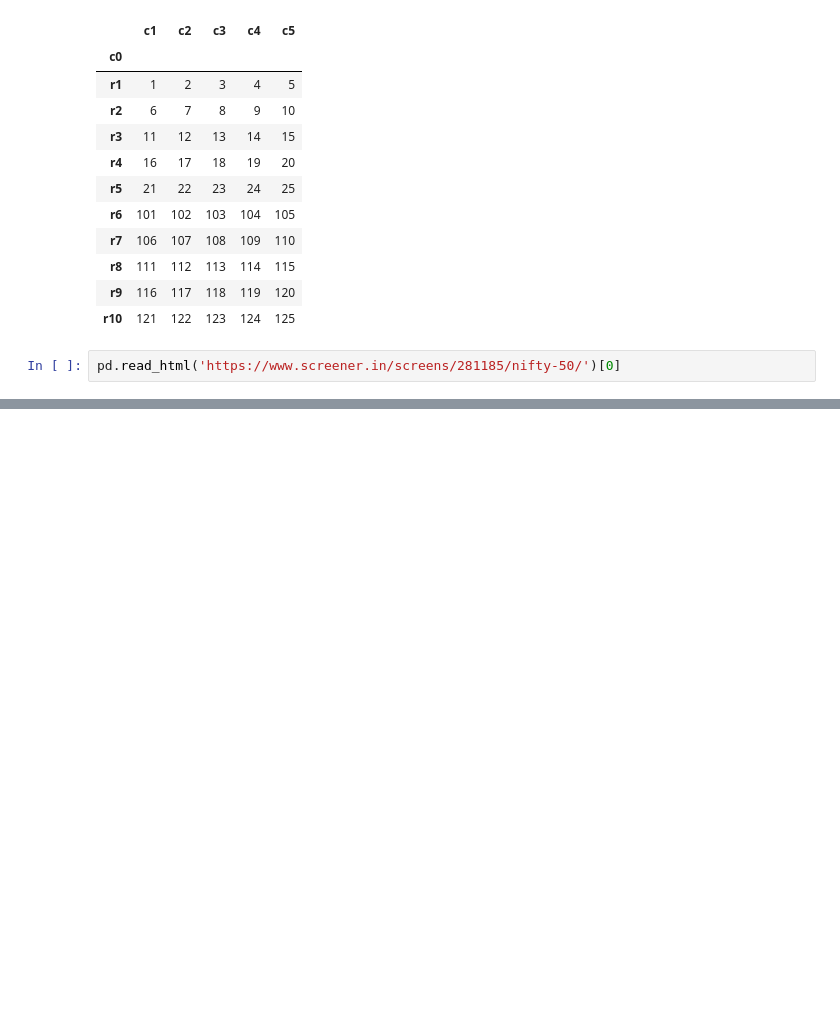
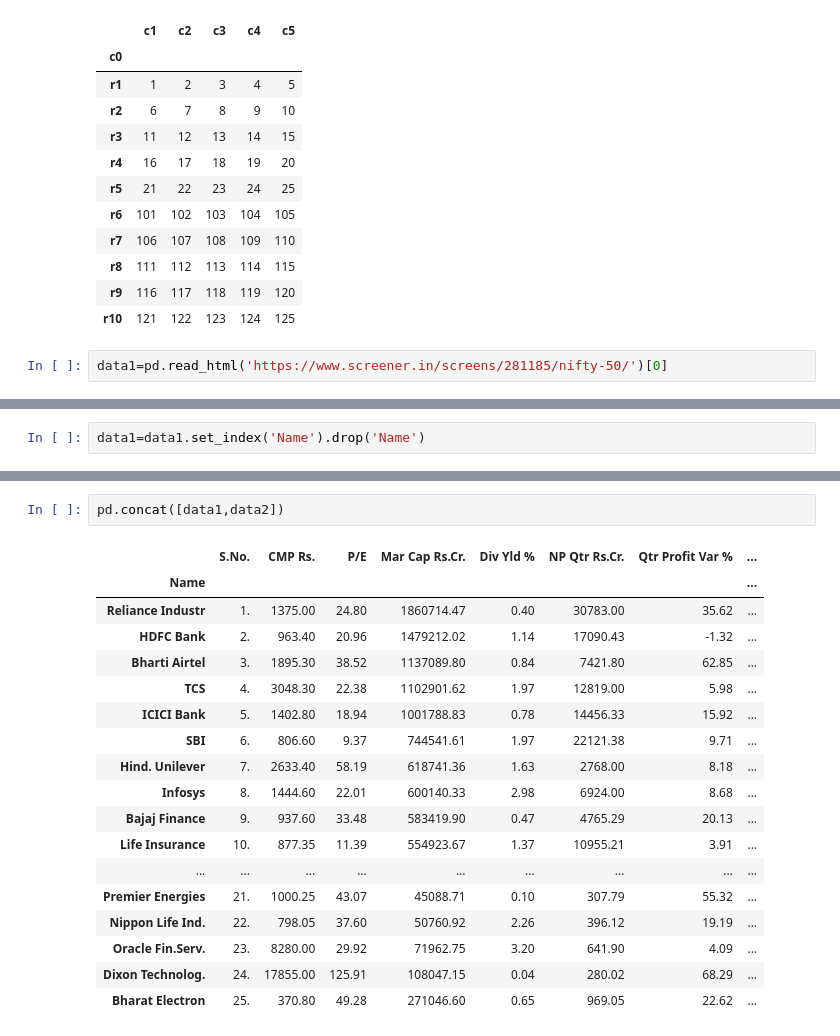
Before and after one commit to sunilsala88/batch33, a Jupyter notebook: 10_data_analysis/pandas_add.ipynb, the cells around one changed output, grey strips where cells are left out. Drawn from its saved outputs; the diff is of its cells as text; blank space fills up the shorter version.

```diff
--- a/10_data_analysis/pandas_add.ipynb
+++ b/10_data_analysis/pandas_add.ipynb
@@ -83,4 +83,4 @@ pd.concat([df3,df4])
 | r9 | 116 | 117 | 118 | 119 | 120 |
 | r10 | 121 | 122 | 123 | 124 | 125 |
 # %%
-pd.read_html('https://www.screener.in/screens/281185/nifty-50/')[0]
+data1=pd.read_html('https://www.screener.in/screens/281185/nifty-50/')[0]
@@ -124,0 +89,2 @@ pd.read_html('https://www.screener.in/screens/355436/nifty-100/')[0]
+# %%
+data1=data1.set_index('Name').drop('Name')
@@ -124,0 +114,21 @@ pd.read_html('https://www.screener.in/screens/355436/nifty-100/')[0]
+# %%
+pd.concat([data1,data2])
+# %% [output]
+|  | S.No. | CMP Rs. | P/E | Mar Cap Rs.Cr. | Div Yld % | NP Qtr Rs.Cr. | Qtr Profit Var % | ... |
+| Name |  |  |  |  |  |  |  | ... |
+| Reliance Industr | 1. | 1375.00 | 24.80 | 1860714.47 | 0.40 | 30783.00 | 35.62 | ... |
+| HDFC Bank | 2. | 963.40 | 20.96 | 1479212.02 | 1.14 | 17090.43 | -1.32 | ... |
+| Bharti Airtel | 3. | 1895.30 | 38.52 | 1137089.80 | 0.84 | 7421.80 | 62.85 | ... |
+| TCS | 4. | 3048.30 | 22.38 | 1102901.62 | 1.97 | 12819.00 | 5.98 | ... |
+| ICICI Bank | 5. | 1402.80 | 18.94 | 1001788.83 | 0.78 | 14456.33 | 15.92 | ... |
+| SBI | 6. | 806.60 | 9.37 | 744541.61 | 1.97 | 22121.38 | 9.71 | ... |
+| Hind. Unilever | 7. | 2633.40 | 58.19 | 618741.36 | 1.63 | 2768.00 | 8.18 | ... |
+| Infosys | 8. | 1444.60 | 22.01 | 600140.33 | 2.98 | 6924.00 | 8.68 | ... |
+| Bajaj Finance | 9. | 937.60 | 33.48 | 583419.90 | 0.47 | 4765.29 | 20.13 | ... |
+| Life Insurance | 10. | 877.35 | 11.39 | 554923.67 | 1.37 | 10955.21 | 3.91 | ... |
+| ... | ... | ... | ... | ... | ... | ... | ... | ... |
+| Premier Energies | 21. | 1000.25 | 43.07 | 45088.71 | 0.10 | 307.79 | 55.32 | ... |
+| Nippon Life Ind. | 22. | 798.05 | 37.60 | 50760.92 | 2.26 | 396.12 | 19.19 | ... |
+| Oracle Fin.Serv. | 23. | 8280.00 | 29.92 | 71962.75 | 3.20 | 641.90 | 4.09 | ... |
+| Dixon Technolog. | 24. | 17855.00 | 125.91 | 108047.15 | 0.04 | 280.02 | 68.29 | ... |
+| Bharat Electron | 25. | 370.80 | 49.28 | 271046.60 | 0.65 | 969.05 | 22.62 | ... |
```
Also changed, not shown: parts of 7 cells of this notebook, 1 other file.
